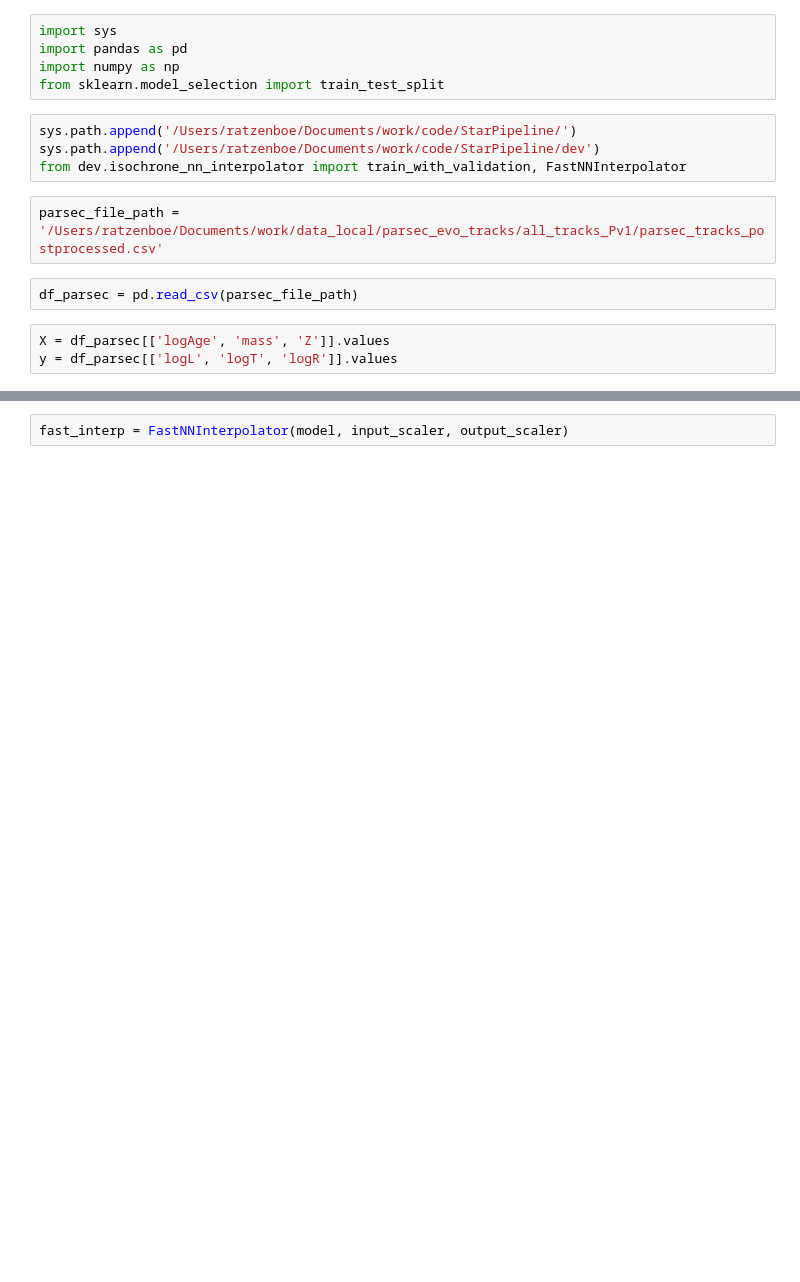
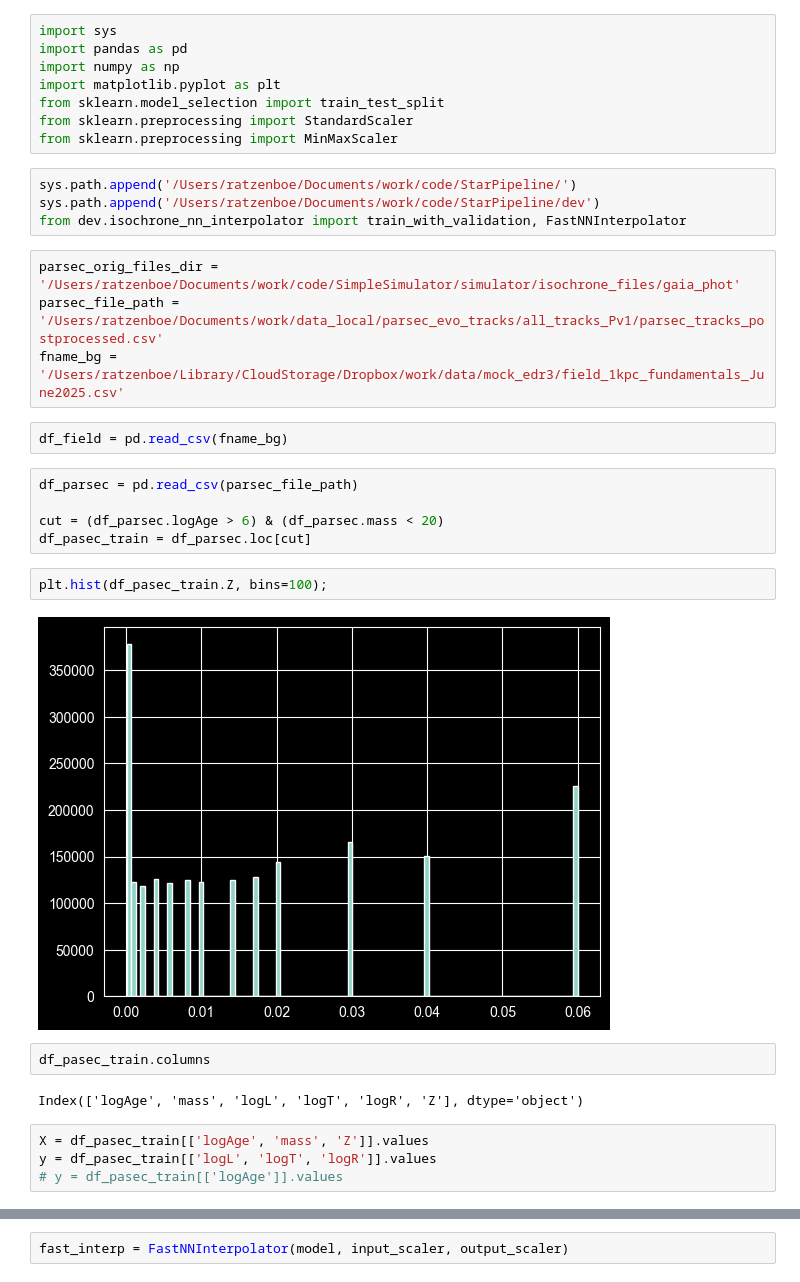
Before and after one commit to sebastianratzenboeck/StarPipeline, a Jupyter notebook: train_isochrone_interpolator.ipynb, the cells around one changed output, grey strips where cells are left out. Cells and saved outputs as stored; diff of their text form; blank space fills up the shorter version.

```diff
--- a/train_isochrone_interpolator.ipynb
+++ b/train_isochrone_interpolator.ipynb
@@ -2,16 +2,35 @@
 import sys
 import pandas as pd
 import numpy as np
+import matplotlib.pyplot as plt
 from sklearn.model_selection import train_test_split
+from sklearn.preprocessing import StandardScaler
+from sklearn.preprocessing import MinMaxScaler
 # %%
 sys.path.append('/Users/ratzenboe/Documents/work/code/StarPipeline/')
 sys.path.append('/Users/ratzenboe/Documents/work/code/StarPipeline/dev')
 from dev.isochrone_nn_interpolator import train_with_validation, FastNNInterpolator
 # %%
+parsec_orig_files_dir = '/Users/ratzenboe/Documents/work/code/SimpleSimulator/simulator/isochrone_files/gaia_phot'
 parsec_file_path = '/Users/ratzenboe/Documents/work/data_local/parsec_evo_tracks/all_tracks_Pv1/parsec_tracks_postprocessed.csv'
+fname_bg = '/Users/ratzenboe/Library/CloudStorage/Dropbox/work/data/mock_edr3/field_1kpc_fundamentals_June2025.csv'
+# %%
+df_field = pd.read_csv(fname_bg)
 # %%
 df_parsec = pd.read_csv(parsec_file_path)
+
+cut = (df_parsec.logAge > 6) & (df_parsec.mass < 20)
+df_pasec_train = df_parsec.loc[cut]
+# %%
+plt.hist(df_pasec_train.Z, bins=100);
+# %% [output]
+[figure, added]
+# %%
+df_pasec_train.columns
+# %% [output]
+Index(['logAge', 'mass', 'logL', 'logT', 'logR', 'Z'], dtype='object')
 # %%
-X = df_parsec[['logAge', 'mass', 'Z']].values
-y = df_parsec[['logL', 'logT', 'logR']].values
+X = df_pasec_train[['logAge', 'mass', 'Z']].values
+y = df_pasec_train[['logL', 'logT', 'logR']].values
+# y = df_pasec_train[['logAge']].values
 # %%
```
Also changed, not shown: parts of 35 cells of this notebook, 7 other files.
